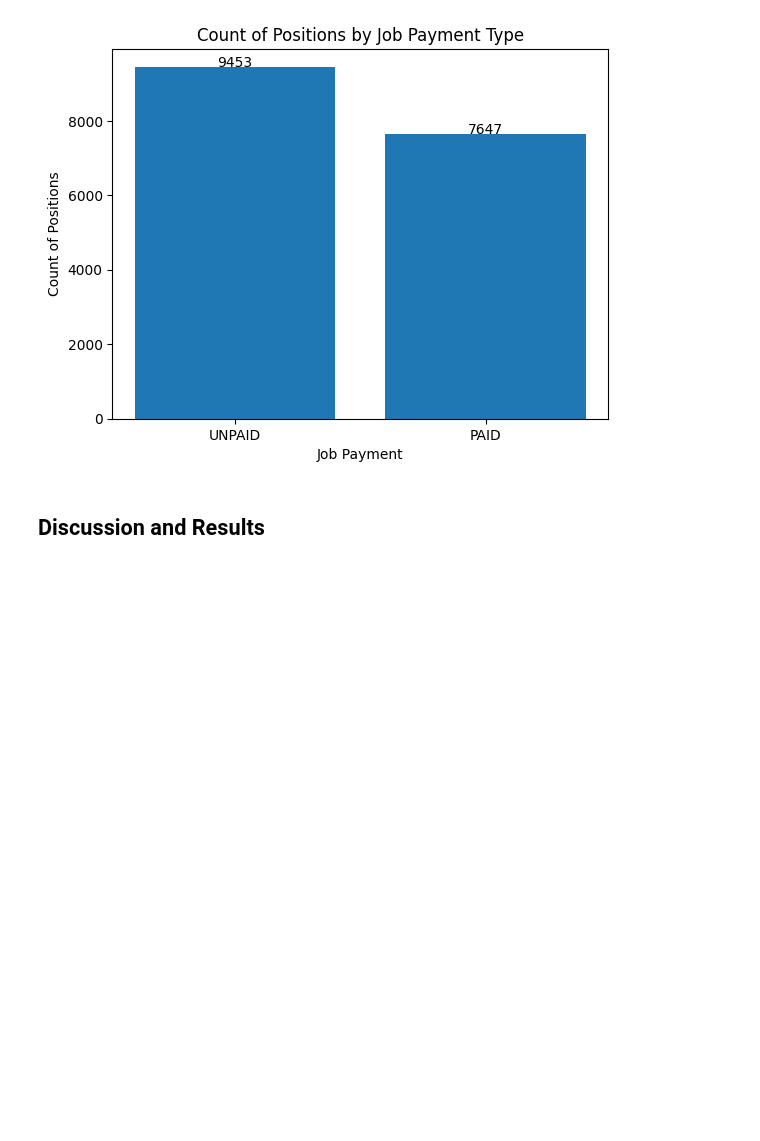
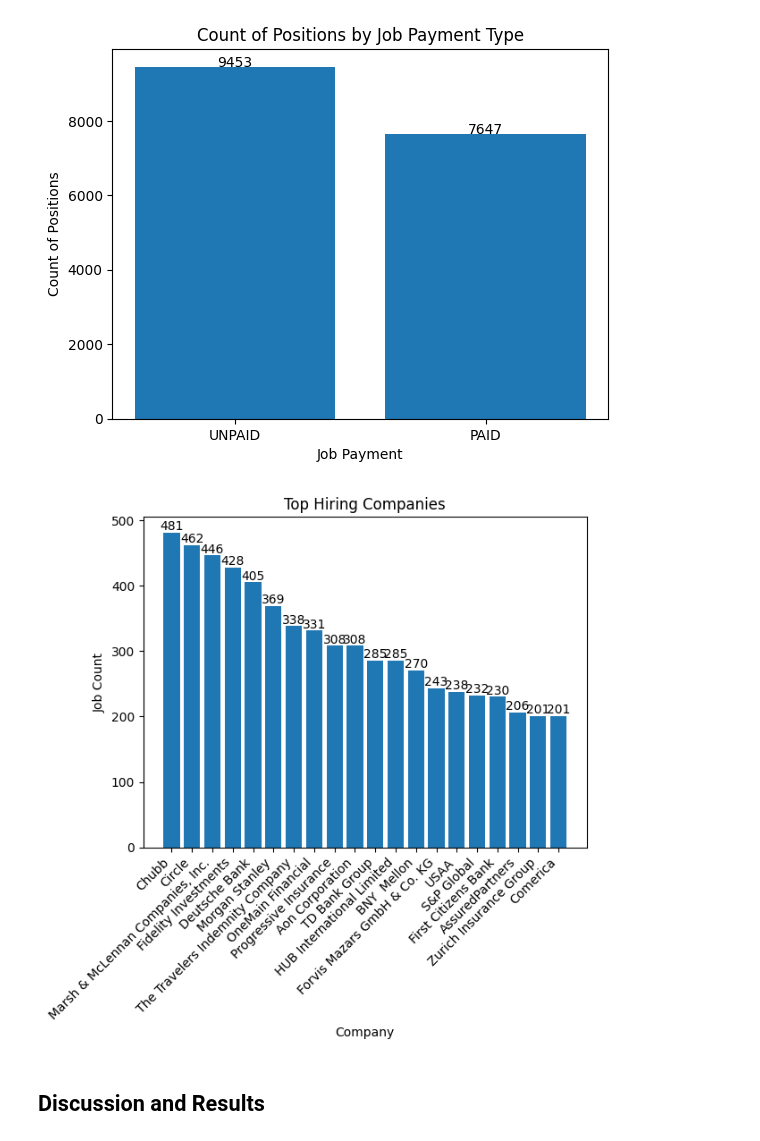
Before and after one commit to tumibytes/cis9650-project03, a Jupyter notebook: term_project_starter.ipynb, the cells around one changed output. Saved outputs shown, nothing was run; the diff lists cells and outputs as text; code cells hidden in the pictures; blank space fills up the shorter version.

Commit message:
add plot of the top hiring companies

```diff
--- a/term_project_starter.ipynb
+++ b/term_project_starter.ipynb
@@ -350,6 +350,27 @@ add_labels(bar_labels, count)
 plt.show()
 # %% [output]
 [figure]
+# %%
+# plot the hiring companies
+fig, ax = plt.subplots()
+
+company_count = df_flat["companyName"].value_counts().head(20)
+bar_labels = company_count.index.tolist()
+count = company_count.values.tolist()
+
+ax.bar(bar_labels, count)
+ax.set_xlabel("Company")
+ax.set_ylabel("Job Count")
+ax.set_title("Top Hiring Companies")
+
+plt.xticks(rotation=45, ha='right')
+
+for index, value in enumerate(count):
+    plt.text(index, value, str(value), ha='center', va='bottom')
+
+plt.show()
+# %% [output]
+[figure, added]
 # %% [markdown]
 ## Discussion and Results
 # %% [markdown]
```
